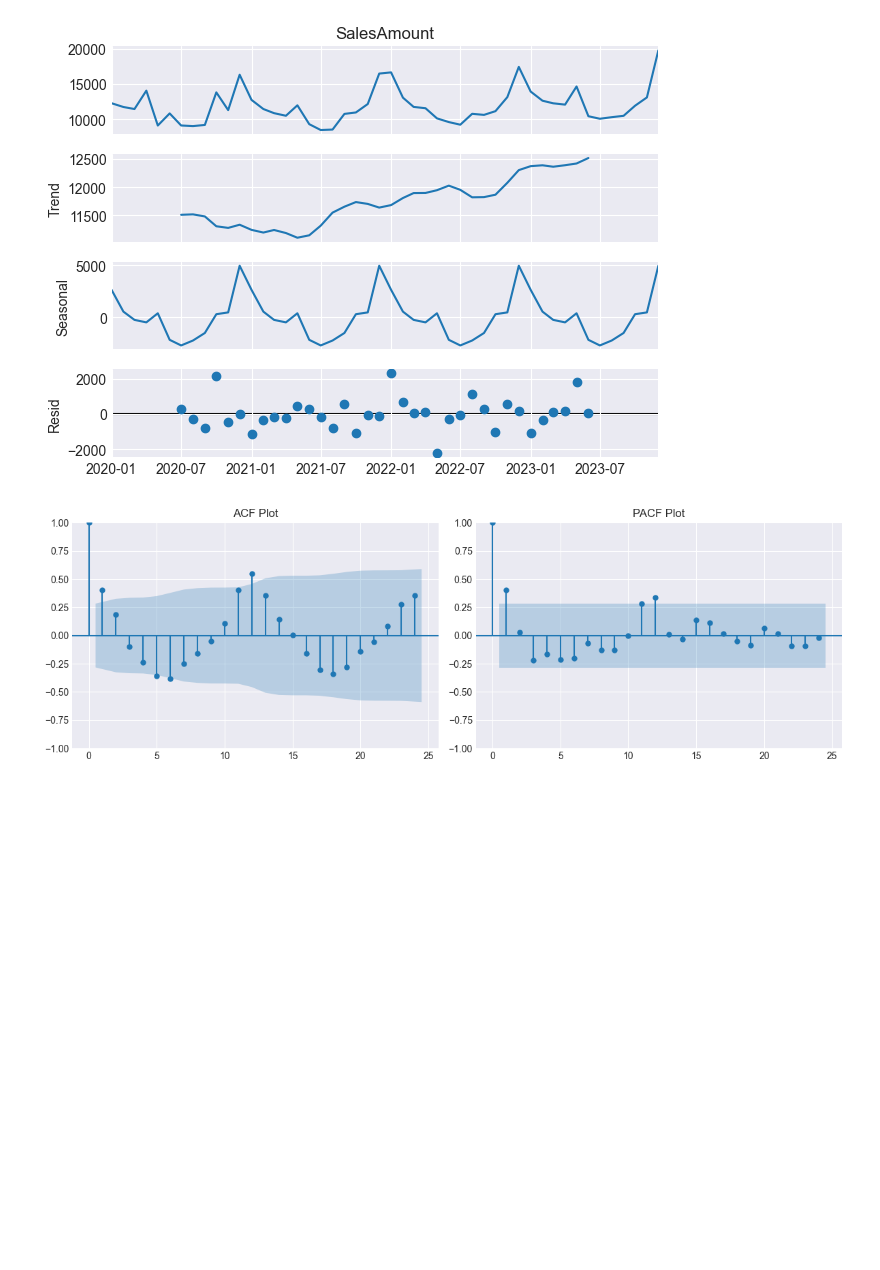
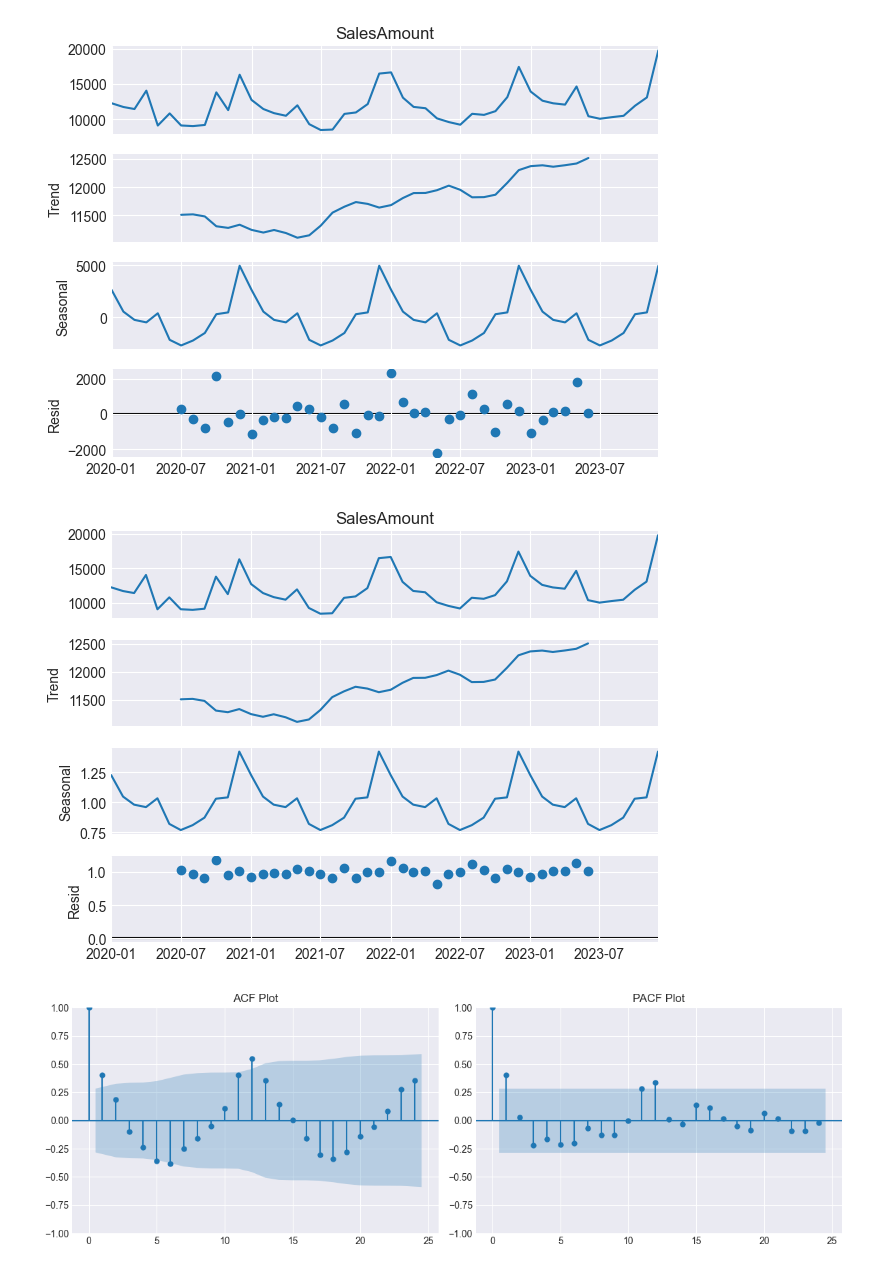
Before and after one commit to Muhammadhidayat99/Retail-Store-Sales-Forecasting-, a Jupyter notebook: notebook/chatgpt.ipynb, the cells around one changed output. Cells and saved outputs as stored; diff of their text form; code cells hidden in the pictures; blank space fills up the shorter version.

```diff
--- a/notebook/chatgpt.ipynb
+++ b/notebook/chatgpt.ipynb
@@ -55,6 +55,13 @@ decomposition.plot()
 plt.show()
 # %% [output]
 [figure]
+# %%
+# Decompose time series
+decomposition = seasonal_decompose(df['SalesAmount'], model='multiplicative', period=12)
+decomposition.plot()
+plt.show()
+# %% [output]
+[figure, added]
 # %%
 # ACF and PACF plots
 plt.figure(figsize=(12, 4))
```
Also changed, not shown: parts of 4 cells of this notebook, 3 other files.
